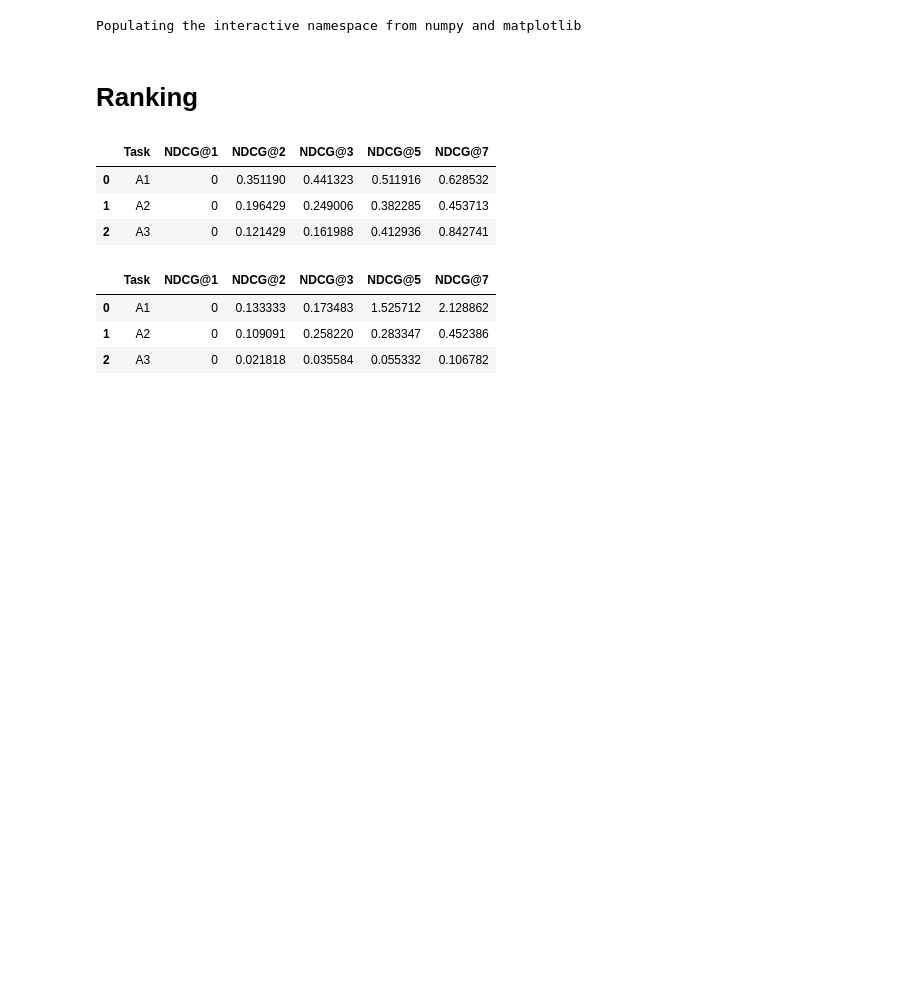
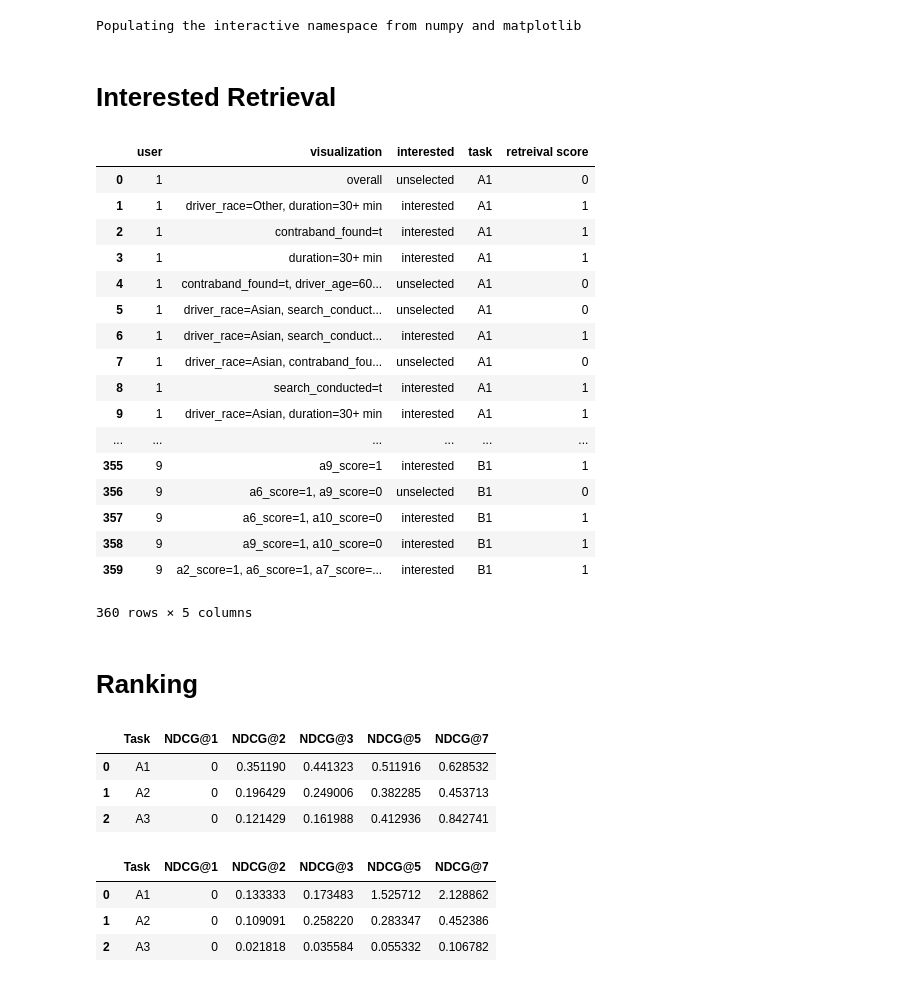
Before and after one commit to dorisjlee/viz-summarization, a Jupyter notebook: ipynb/User Study Results and Paper Statistics.ipynb, the cells around one changed output. Saved outputs shown, nothing was run; the diff lists cells and outputs as text; code cells hidden in the pictures; blank space fills up the shorter version.

Commit message:
working on retreival

```diff
--- a/ipynb/User Study Results and Paper Statistics.ipynb
+++ b/ipynb/User Study Results and Paper Statistics.ipynb
@@ -11,3 +11,13 @@ gdrive_path = "/Users/dorislee/Google Drive/Turn/VAST/user_study/evaluation_stud
 box_path = "/Users/dorislee/Box/viz-summarization-user-study-material/"
 # %%
 user_task =  pd.read_csv(gdrive_path+"UserTaskAssignment.csv")
+# %% [markdown]
+# Interested Retrieval
+# %%
+retreival = pd.read_csv("user_click_data.csv")
+# %%
+retreival["retreival score"]=0
+# %%
+retreival.loc[retreival["interested"]=="unselected","retreival score"]=0
+retreival.loc[retreival["interested"]=="interested","retreival score"]=1
+retreival.loc[retreival["interested"]=="not interested","retreival score"]=-1
@@ -14,3 +27,24 @@ user_task =  pd.read_csv(gdrive_path+"UserTaskAssignment.csv")
+# %%
+retreival
+# %% [output]
+|  | user | visualization | interested | task | retreival score |
+| 0 | 1 | overall | unselected | A1 | 0 |
+| 1 | 1 | driver_race=Other, duration=30+ min | interested | A1 | 1 |
+| 2 | 1 | contraband_found=t | interested | A1 | 1 |
+| 3 | 1 | duration=30+ min | interested | A1 | 1 |
+| 4 | 1 | contraband_found=t, driver_age=60... | unselected | A1 | 0 |
+| 5 | 1 | driver_race=Asian, search_conduct... | unselected | A1 | 0 |
+| 6 | 1 | driver_race=Asian, search_conduct... | interested | A1 | 1 |
+| 7 | 1 | driver_race=Asian, contraband_fou... | unselected | A1 | 0 |
+| 8 | 1 | search_conducted=t | interested | A1 | 1 |
+| 9 | 1 | driver_race=Asian, duration=30+ min | interested | A1 | 1 |
+| ... | ... | ... | ... | ... | ... |
+| 355 | 9 | a9_score=1 | interested | B1 | 1 |
+| 356 | 9 | a6_score=1, a9_score=0 | unselected | B1 | 0 |
+| 357 | 9 | a6_score=1, a10_score=0 | interested | B1 | 1 |
+| 358 | 9 | a9_score=1, a10_score=0 | interested | B1 | 1 |
+| 359 | 9 | a2_score=1, a6_score=1, a7_score=... | interested | B1 | 1 |
+360 rows × 5 columns
 # %% [markdown]
 # Ranking
 # %%
```
Also changed, not shown: parts of 1 cell of this notebook.
